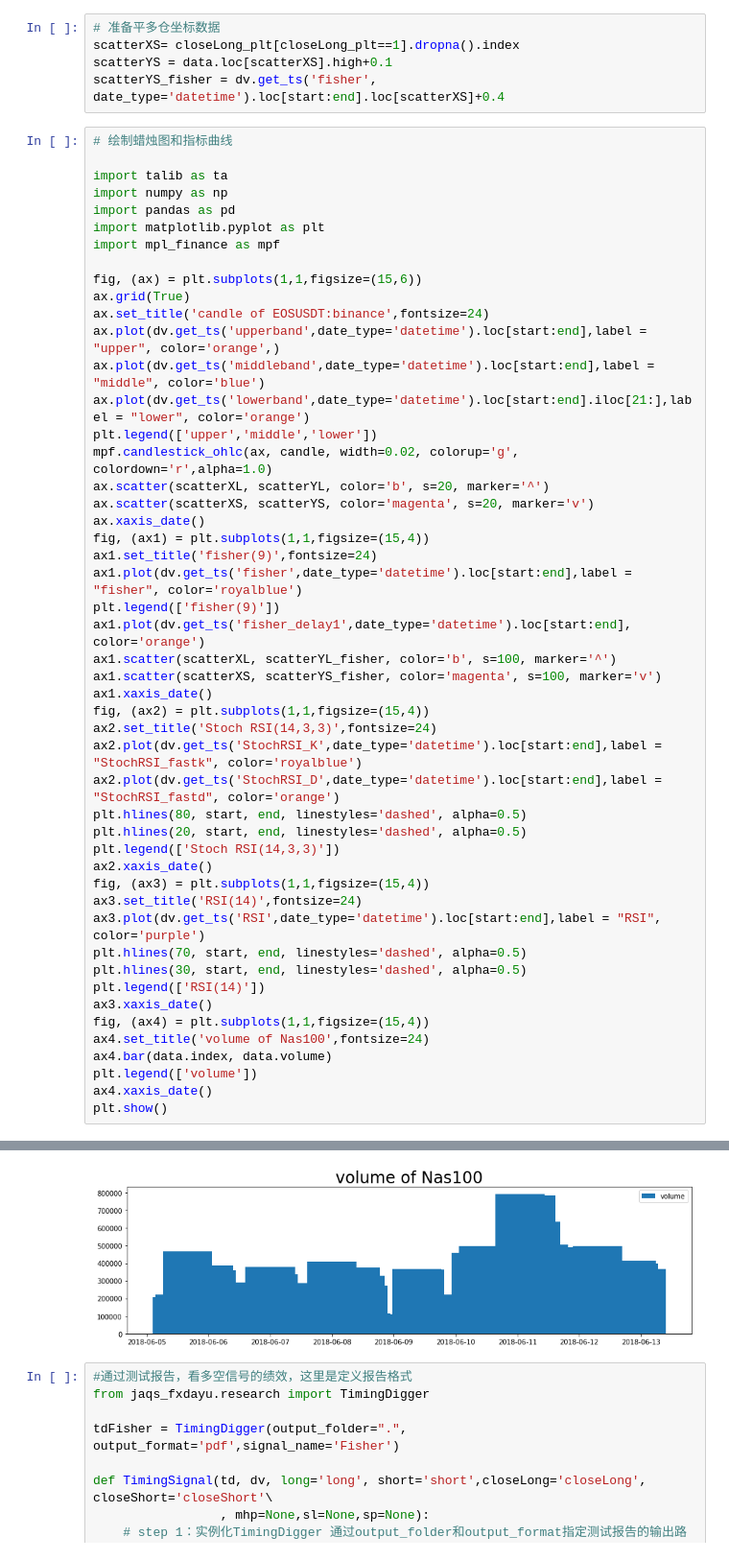
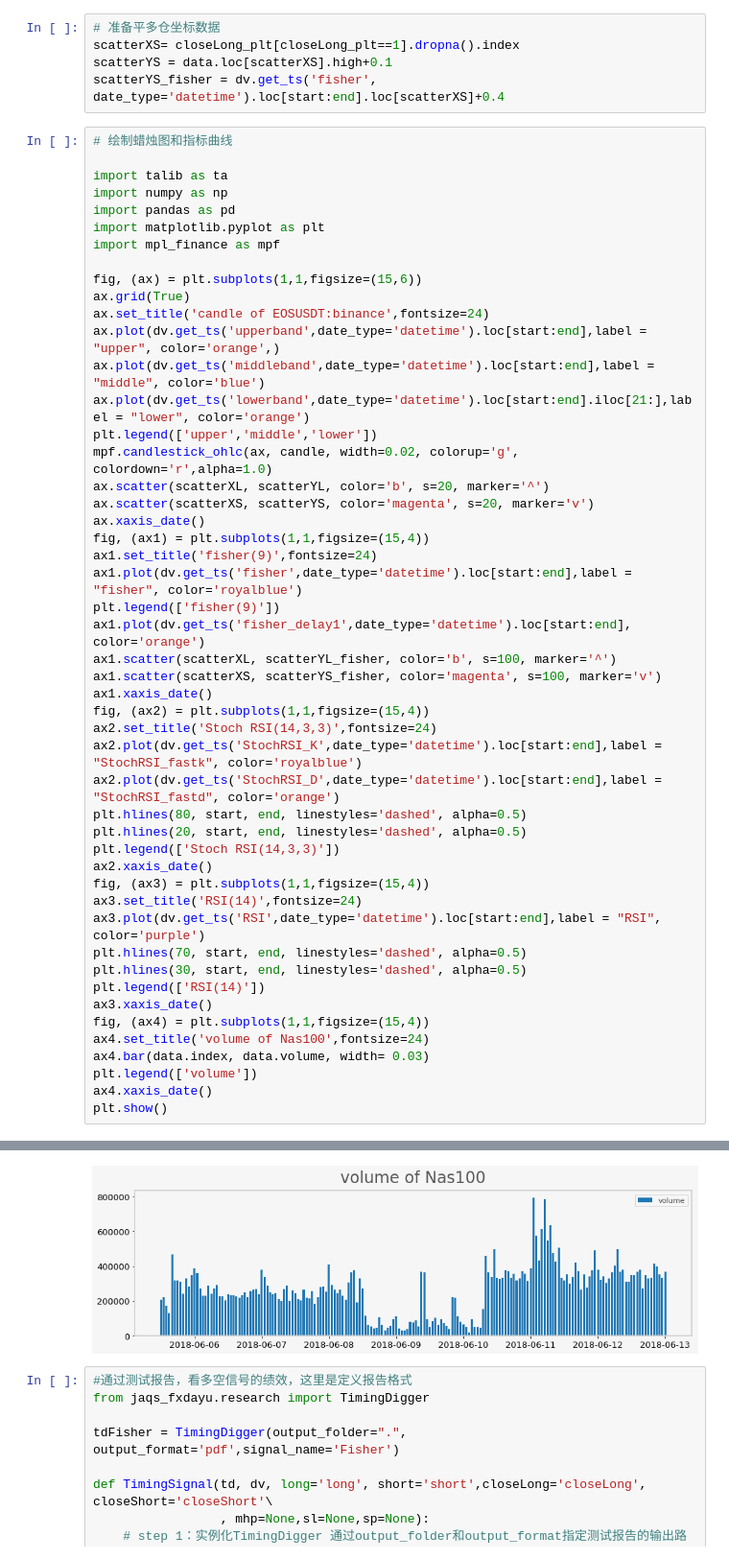
Before and after one commit to GLaDOS0/yun, a Jupyter notebook: 第一个策略-通用性测试EOSUSDT.ipynb, the cells around one changed output, grey strips where cells are left out. Shown at 96% size. Drawn from its saved outputs; the diff is of its cells as text.

```diff
--- a/第一个策略-通用性测试EOSUSDT.ipynb
+++ b/第一个策略-通用性测试EOSUSDT.ipynb
@@ -313,7 +313,7 @@ plt.legend(['RSI(14)'])
 ax3.xaxis_date()
 fig, (ax4) = plt.subplots(1,1,figsize=(15,4))
 ax4.set_title('volume of Nas100',fontsize=24)
-ax4.bar(data.index, data.volume)
+ax4.bar(data.index, data.volume, width= 0.03)
 plt.legend(['volume'])
 ax4.xaxis_date()
 plt.show()
@@ -325,4 +325,4 @@ plt.show()
-[figure, old version]
+[figure, new version]
 # %%
 #通过测试报告，看多空信号的绩效，这里是定义报告格式
 from jaqs_fxdayu.research import TimingDigger
```
Also changed, not shown: parts of 2 cells of this notebook, 1 other file.
